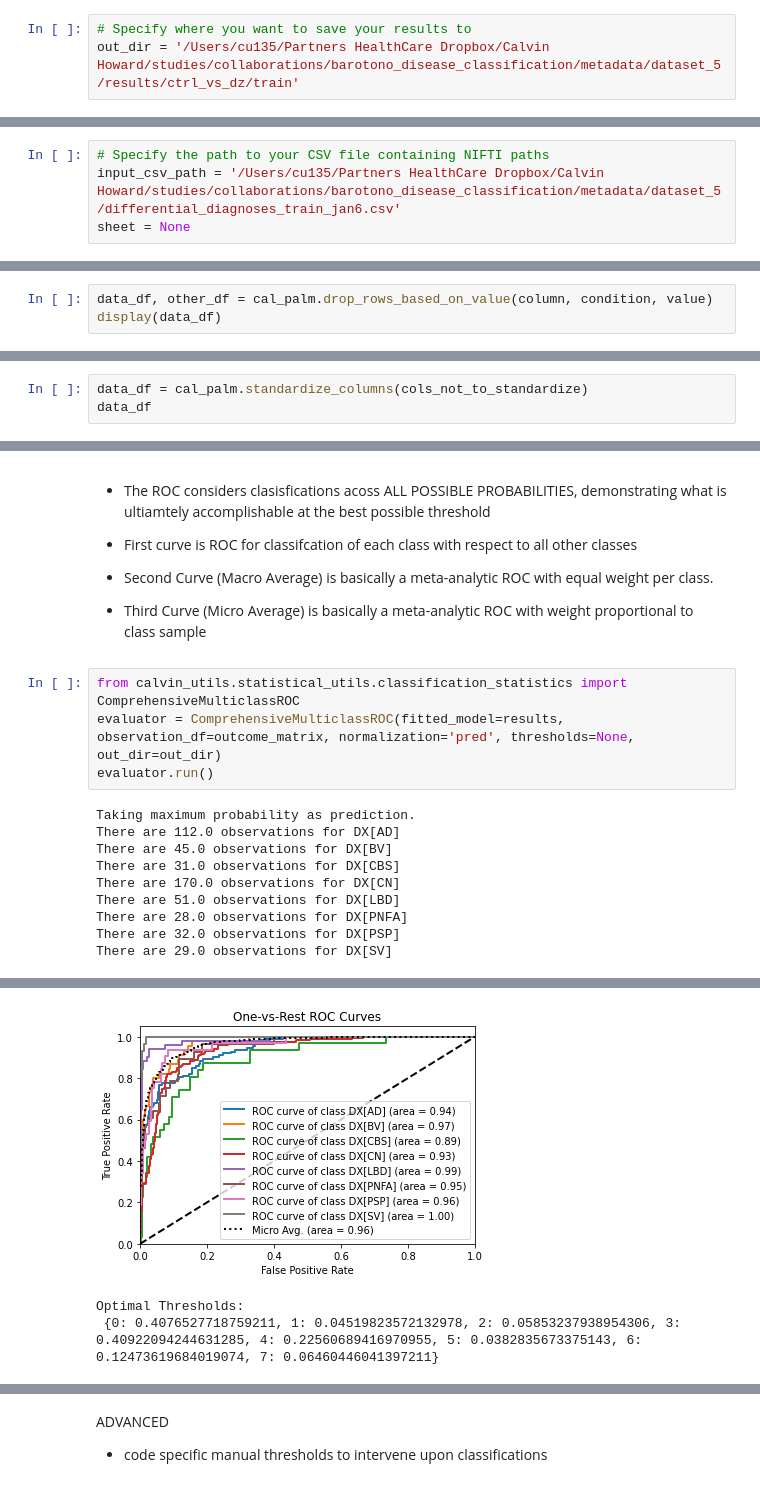
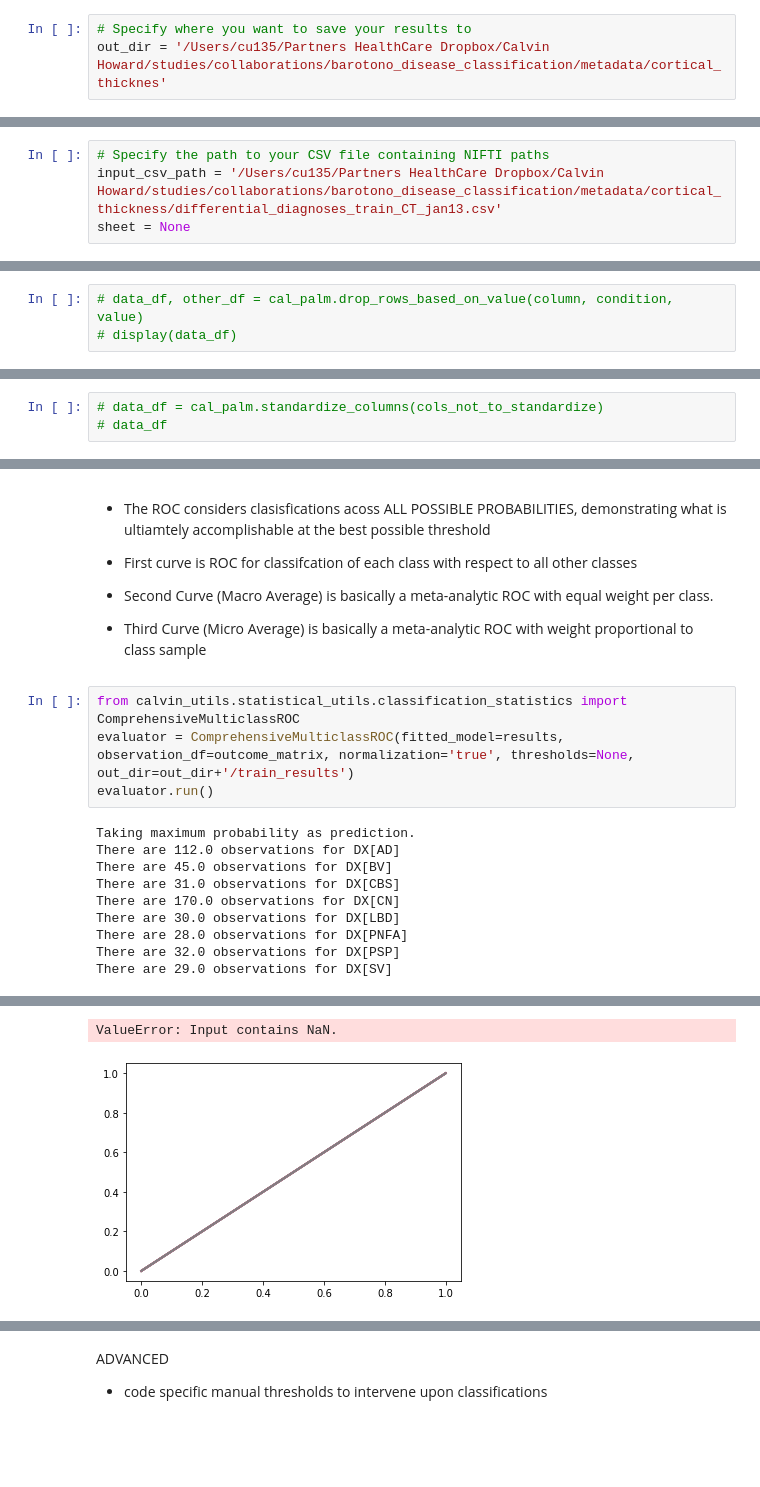
Before and after one commit to Calvinwhow/calvin_utils_project, a Jupyter notebook: notebooks/statistical_notebooks/regression_notebooks/logistic_regression_notebook.ipynb, the cells around one changed output, grey strips where cells are left out. Saved outputs shown, nothing was run; the diff lists cells and outputs as text; blank space fills up the shorter version.

```diff
--- a/notebooks/statistical_notebooks/regression_notebooks/logistic_regression_notebook.ipynb
+++ b/notebooks/statistical_notebooks/regression_notebooks/logistic_regression_notebook.ipynb
@@ -29,12 +31,12 @@ Notes:
 Prep Output Directory
 # %%
 # Specify where you want to save your results to
-out_dir = '/Users/cu135/Partners HealthCare Dropbox/Calvin Howard/studies/collaborations/barotono_disease_classification/metadata/dataset_5/results/ctrl_vs_dz/train'
+out_dir = '/Users/cu135/Partners HealthCare Dropbox/Calvin Howard/studies/collaborations/barotono_disease_classification/metadata/cortical_thicknes'
 # %% [markdown]
 Import Data
 # %%
 # Specify the path to your CSV file containing NIFTI paths
-input_csv_path = '/Users/cu135/Partners HealthCare Dropbox/Calvin Howard/studies/collaborations/barotono_disease_classification/metadata/dataset_5/differential_diagnoses_train_jan6.csv'
+input_csv_path = '/Users/cu135/Partners HealthCare Dropbox/Calvin Howard/studies/collaborations/barotono_disease_classification/metadata/cortical_thickness/differential_diagnoses_train_CT_jan13.csv'
 sheet = None
 # %%
 from calvin_utils.permutation_analysis_utils.statsmodels_palm import CalvinStatsmodelsPalm
@@ -103,3 +105,3 @@ value = 0 # The value to drop if found
 # %%
-data_df, other_df = cal_palm.drop_rows_based_on_value(column, condition, value)
-display(data_df)
+# data_df, other_df = cal_palm.drop_rows_based_on_value(column, condition, value)
+# display(data_df)
@@ -114,6 +114,6 @@ cols_not_to_standardize = ['DX', 'SUBID'] # ['Z_Scored_Percent_Cognitive_Improve
 # %%
-data_df = cal_palm.standardize_columns(cols_not_to_standardize)
-data_df
+# data_df = cal_palm.standardize_columns(cols_not_to_standardize)
+# data_df
 # %% [markdown]
 # 00 - Define Your Formula
 
@@ -275,7 +275,7 @@ Peak_Values        0.5466   0.7085  0.7715 0.4404  -0.8420  1.9353
 - Third Curve (Micro Average) is basically a meta-analytic ROC with weight proportional to class sample
 # %%
 from calvin_utils.statistical_utils.classification_statistics import ComprehensiveMulticlassROC
-evaluator = ComprehensiveMulticlassROC(fitted_model=results, observation_df=outcome_matrix, normalization='pred', thresholds=None, out_dir=out_dir)
+evaluator = ComprehensiveMulticlassROC(fitted_model=results, observation_df=outcome_matrix, normalization='true', thresholds=None, out_dir=out_dir+'/train_results')
 evaluator.run()
 # %% [output]
 Taking maximum probability as prediction.
@@ -283,7 +283,7 @@ There are 112.0 observations for DX[AD]
 There are 45.0 observations for DX[BV]
 There are 31.0 observations for DX[CBS]
 There are 170.0 observations for DX[CN]
-There are 51.0 observations for DX[LBD]
+There are 30.0 observations for DX[LBD]
 There are 28.0 observations for DX[PNFA]
 There are 32.0 observations for DX[PSP]
 There are 29.0 observations for DX[SV]
@@ -291,3 +291,2 @@ There are 29.0 observations for DX[SV]
+ValueError: Input contains NaN.
-[figure, old version]
+[figure, new version]
-Optimal Thresholds:
- {0: 0.4076527718759211, 1: 0.04519823572132978, 2: 0.05853237938954306, 3: 0.40922094244631285, 4: 0.22560689416970955, 5: 0.0382835673375143, 6: 0.12473619684019074, 7: 0.06460446041397211}
```
Also changed, not shown: parts of 31 cells of this notebook, 11 other files.
